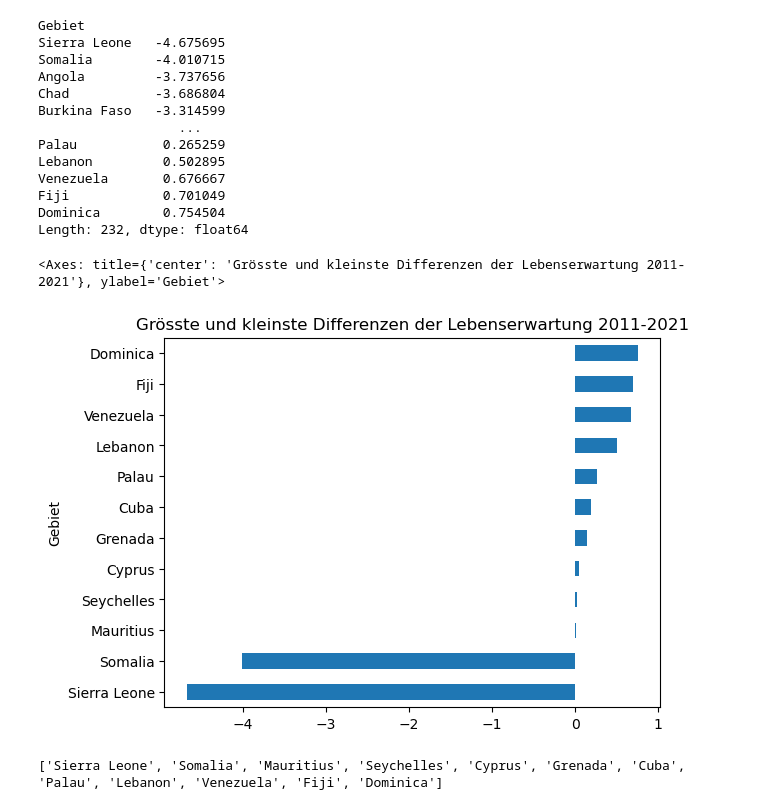
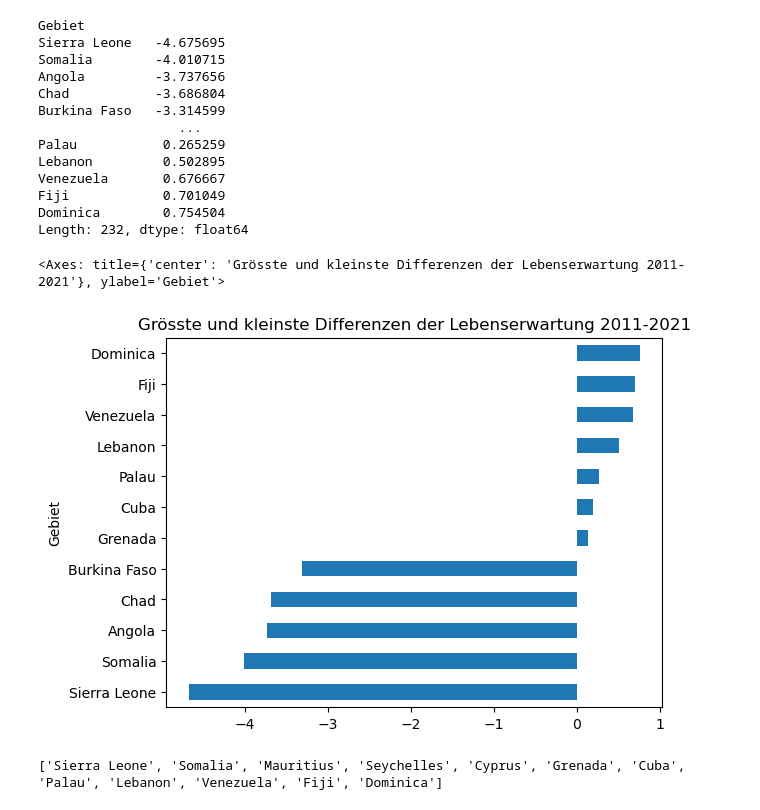
Before and after one commit to melisadedukic/MeliAjna, a Jupyter notebook: LN Python Melisa_Ajna.ipynb, the cells around one changed output. Cells and saved outputs as stored; diff of their text form; code cells hidden in the pictures.

```diff
--- a/LN Python Melisa_Ajna.ipynb
+++ b/LN Python Melisa_Ajna.ipynb
@@ -239,11 +244,11 @@ Fiji            0.701049
 Dominica        0.754504
 Length: 232, dtype: float64
 # %%
-diff_sel = (diffs < -4) | (diffs > 0)  # Auswahl der grössten und kleinsten Differenzen
+diff_sel = (diffs < -3.3) | (diffs > 0.1)  # Auswahl der grössten und kleinsten Differenzen
 diffs[diff_sel].plot(kind='barh', title='Grösste und kleinste Differenzen der Lebenserwartung 2011-2021')
 # %% [output]
 <Axes: title={'center': 'Grösste und kleinste Differenzen der Lebenserwartung 2011-2021'}, ylabel='Gebiet'>
-[figure, old version]
+[figure, new version]
 # %%
 Gebiets_liste = diffs[diff_sel].index.tolist()  # Liste der Gebiete mit grössten und kleinsten Differenzen
 print(Gebiets_liste)
```
Also changed, not shown: parts of 12 cells of this notebook, 4 other files.
